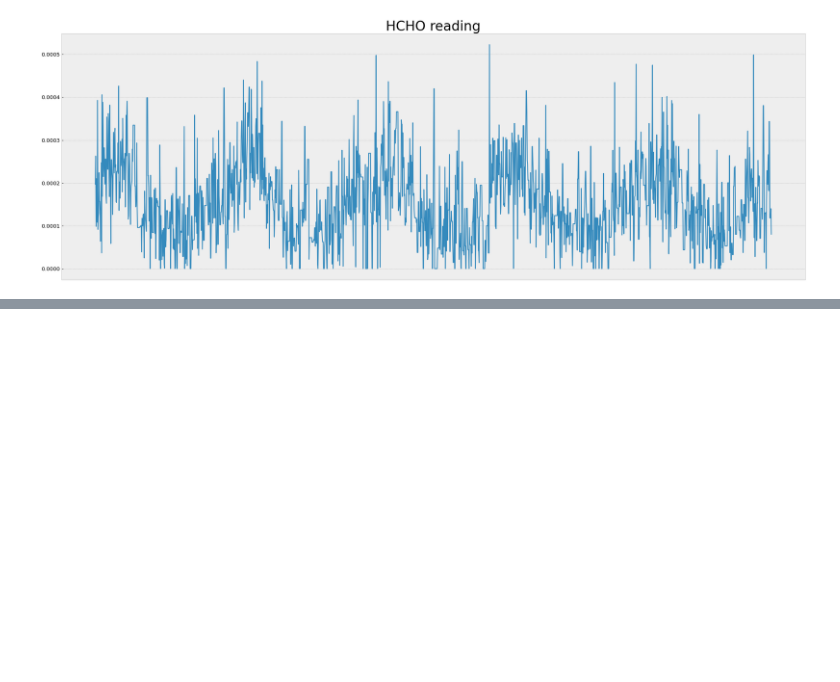
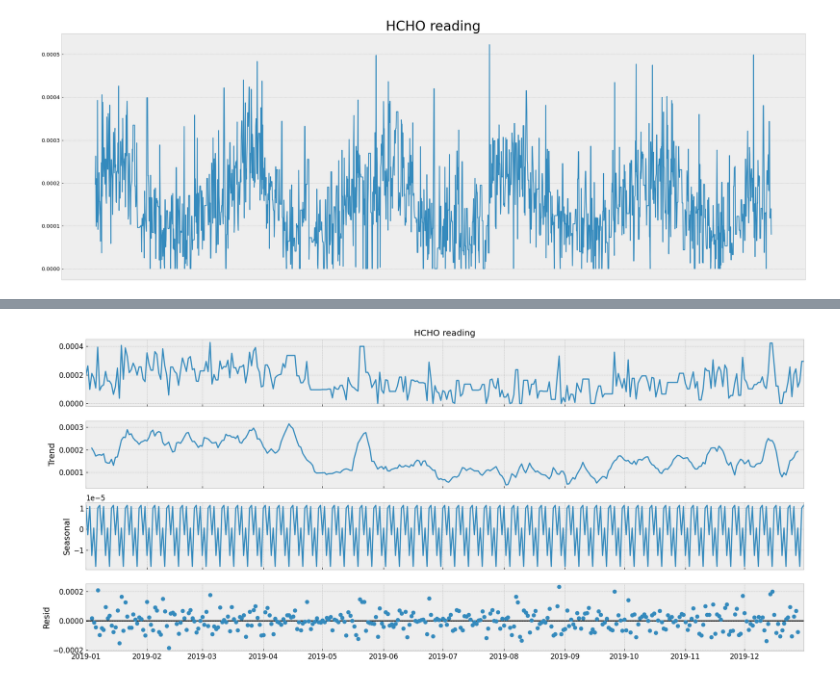
Before and after one commit to Esandu-Meth-Obadaarachchi/HCHO-level-Time-series-forecasting, a Jupyter notebook: DE_3_Analysis_and_.ipynb, the cells around one changed output, grey strips where cells are left out. Cells and saved outputs as stored; diff of their text form; code cells hidden in the pictures; blank space fills up the shorter version.

```diff
--- a/DE_3_Analysis_and_.ipynb
+++ b/DE_3_Analysis_and_.ipynb
@@ -186,0 +262,23 @@ plt.show()
+# %%
+from statsmodels.tsa.seasonal import seasonal_decompose
+import matplotlib.pyplot as plt
+import pandas as pd
+
+# Assuming colombo_df is your DataFrame containing the 'HCHO reading' data
+
+# Set figure size
+plt.rcParams['figure.figsize'] = (18, 8)
+
+# Extracting the first year of data
+series = colombo_df['HCHO reading'][:365]
+
+# Perform seasonal decomposition
+result = seasonal_decompose(series, model='additive')
+
+# Plot the decomposed components
+result.plot()
+
+# Show the plot
+plt.show()
+# %% [output]
+[figure, added]
```
Also changed, not shown: parts of 5 cells of this notebook.
